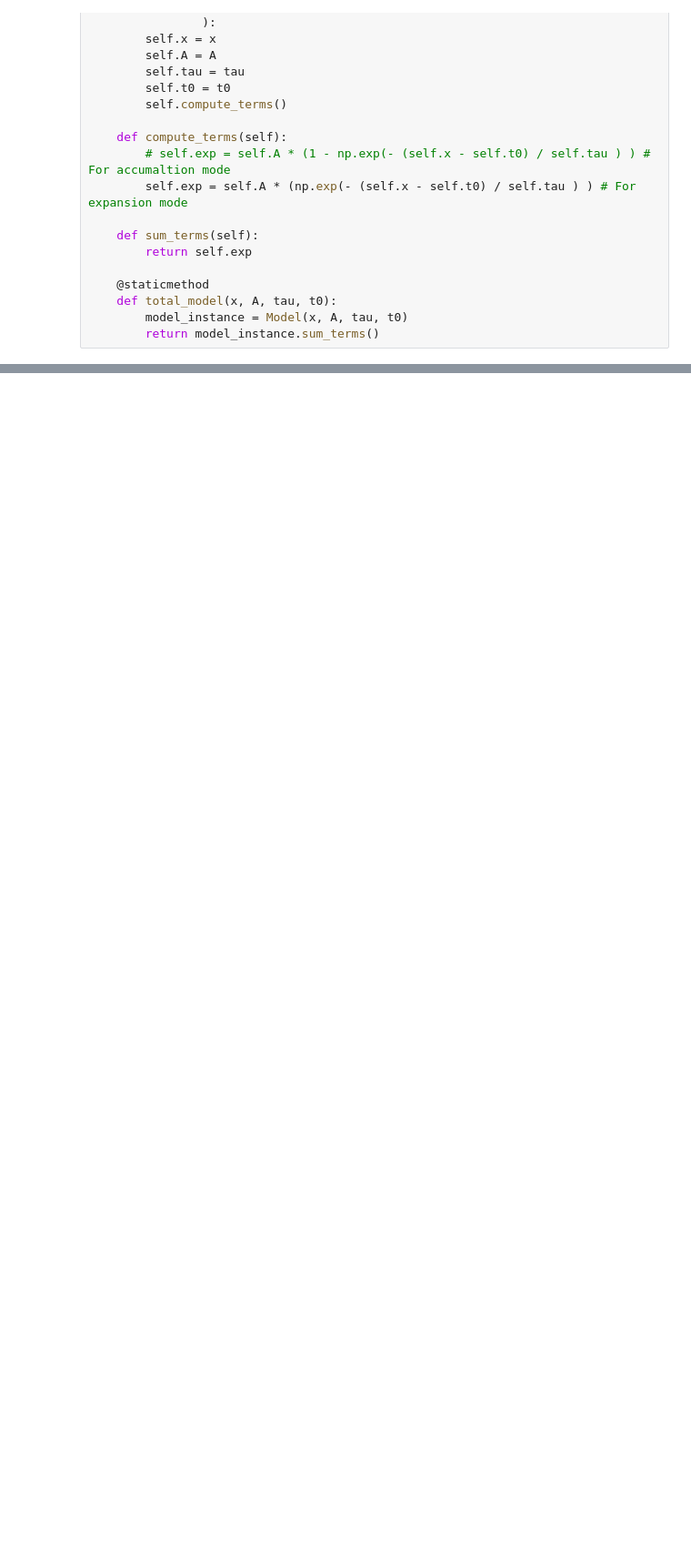
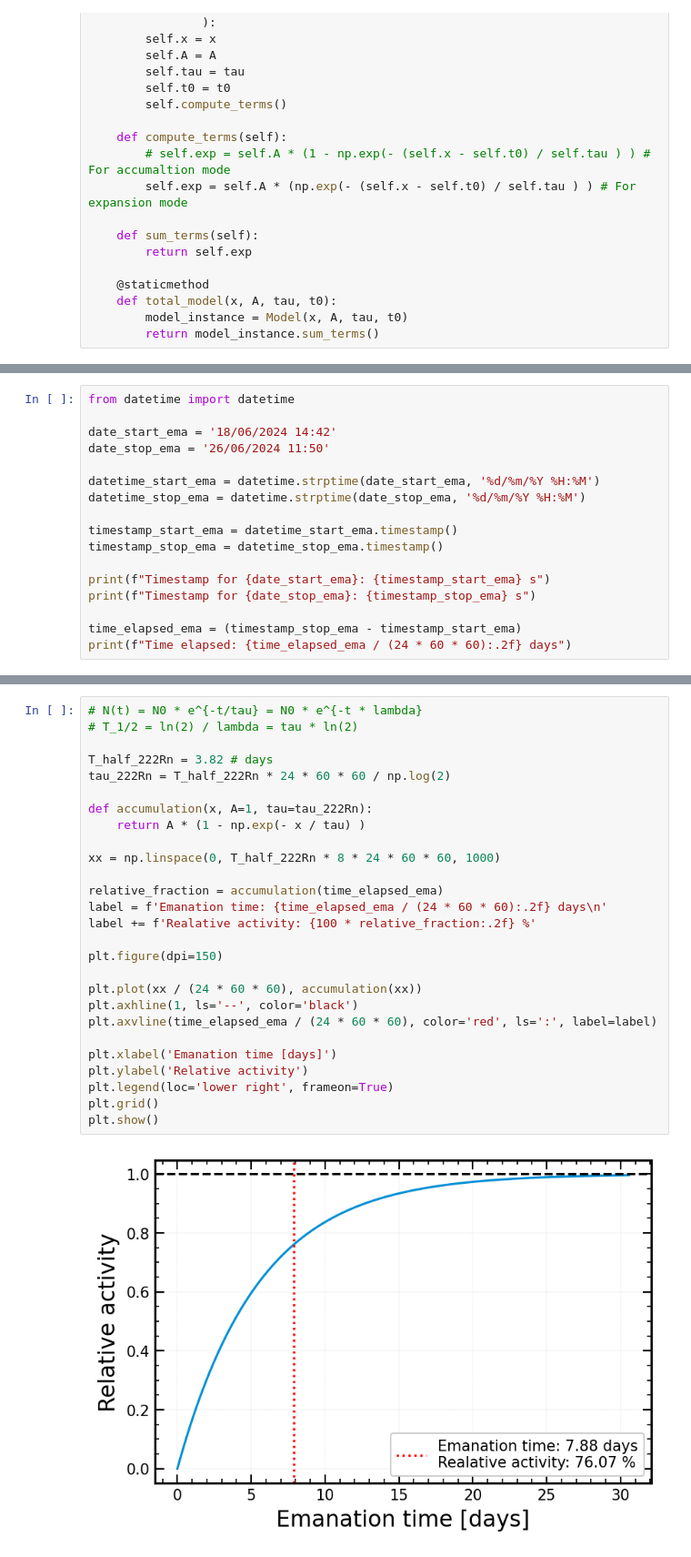
Before and after one commit to GiovanniVolta/RadDetect, a Jupyter notebook: tutorials/blumchen.ipynb, the cells around one changed output, grey strips where cells are left out. Shown at 91% size. Cells and saved outputs as stored; diff of their text form; blank space fills up the shorter version.

```diff
--- a/tutorials/blumchen.ipynb
+++ b/tutorials/blumchen.ipynb
@@ -262,0 +331,17 @@ Corrected activity: 0.38 +/- 0.04 Bq
+# %%
+from datetime import datetime
+
+date_start_ema = '18/06/2024 14:42'
+date_stop_ema = '26/06/2024 11:50'
+
+datetime_start_ema = datetime.strptime(date_start_ema, '%d/%m/%Y %H:%M')
+datetime_stop_ema = datetime.strptime(date_stop_ema, '%d/%m/%Y %H:%M')
+
+timestamp_start_ema = datetime_start_ema.timestamp()
+timestamp_stop_ema = datetime_stop_ema.timestamp()
+
+print(f"Timestamp for {date_start_ema}: {timestamp_start_ema} s")
+print(f"Timestamp for {date_stop_ema}: {timestamp_stop_ema} s")
+
+time_elapsed_ema = (timestamp_stop_ema - timestamp_start_ema)
+print(f"Time elapsed: {time_elapsed_ema / (24 * 60 * 60):.2f} days")
@@ -262,0 +352,29 @@ Corrected activity: 0.38 +/- 0.04 Bq
+# %%
+# N(t) = N0 * e^{-t/tau} = N0 * e^{-t * lambda}
+# T_1/2 = ln(2) / lambda = tau * ln(2)
+
+T_half_222Rn = 3.82 # days
+tau_222Rn = T_half_222Rn * 24 * 60 * 60 / np.log(2)
+
+def accumulation(x, A=1, tau=tau_222Rn):
+    return A * (1 - np.exp(- x / tau) )
+
+xx = np.linspace(0, T_half_222Rn * 8 * 24 * 60 * 60, 1000)
+
+relative_fraction = accumulation(time_elapsed_ema)
+label = f'Emanation time: {time_elapsed_ema / (24 * 60 * 60):.2f} days\n'
+label += f'Realative activity: {100 * relative_fraction:.2f} %'
+
+plt.figure(dpi=150)
+
+plt.plot(xx / (24 * 60 * 60), accumulation(xx))
+plt.axhline(1, ls='--', color='black')
+plt.axvline(time_elapsed_ema / (24 * 60 * 60), color='red', ls=':', label=label)
+
+plt.xlabel('Emanation time [days]')
+plt.ylabel('Relative activity')
+plt.legend(loc='lower right', frameon=True)
+plt.grid()
+plt.show()
+# %% [output]
+[figure, added]
```
Also changed, not shown: parts of 10 cells of this notebook.
